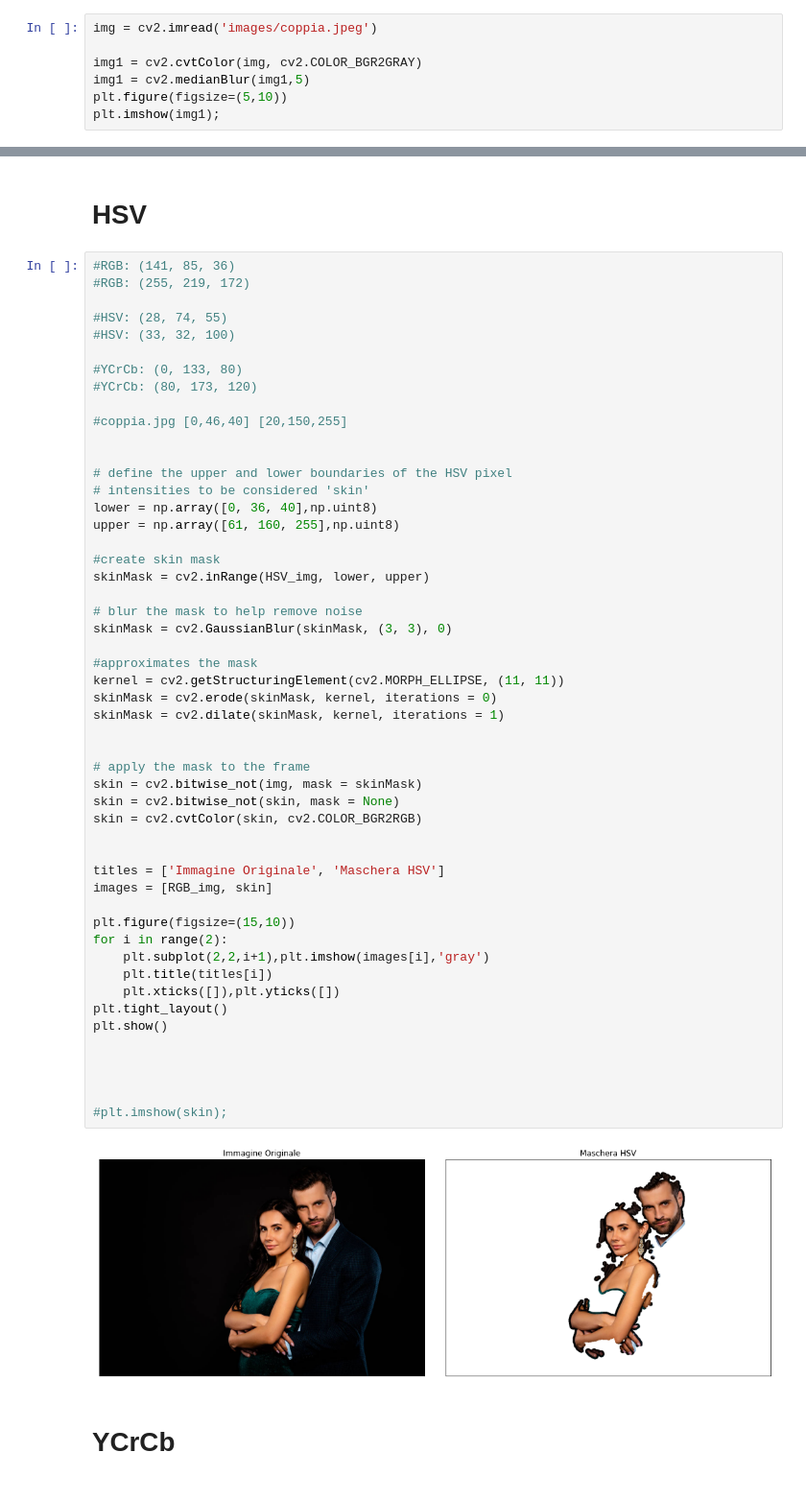
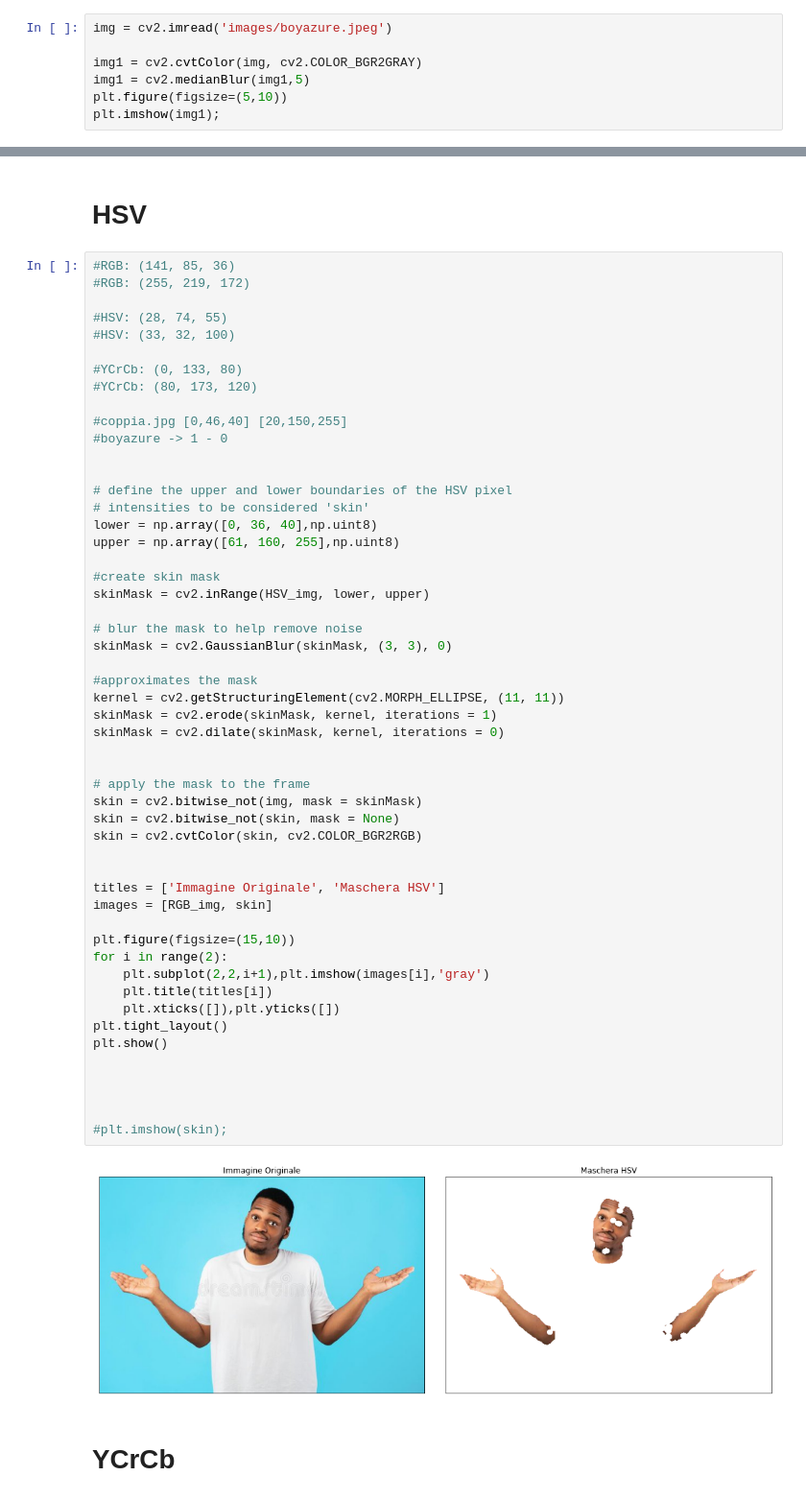
Before and after one commit to Wooler97/Skin-Detection, a Jupyter notebook: SkinDetection.ipynb, the cells around one changed output, grey strips where cells are left out. Shown at 96% size. Cells and saved outputs as stored; diff of their text form.

```diff
--- a/SkinDetection.ipynb
+++ b/SkinDetection.ipynb
@@ -7,5 +13,5 @@ from matplotlib import pyplot as plt
 # %%
-img = cv2.imread('images/coppia.jpeg')
+img = cv2.imread('images/boyazure.jpeg')
 
 img1 = cv2.cvtColor(img, cv2.COLOR_BGR2GRAY)
 img1 = cv2.medianBlur(img1,5)
@@ -64,6 +70,7 @@ plt.imshow(RGB_img);
 #YCrCb: (80, 173, 120)
 
 #coppia.jpg [0,46,40] [20,150,255]
+#boyazure -> 1 - 0
 
 
 # define the upper and lower boundaries of the HSV pixel
@@ -76,36 +83,36 @@ skinMask = cv2.inRange(HSV_img, lower, upper)
 
 # blur the mask to help remove noise
 skinMask = cv2.GaussianBlur(skinMask, (3, 3), 0)
 
 #approximates the mask
 kernel = cv2.getStructuringElement(cv2.MORPH_ELLIPSE, (11, 11))
-skinMask = cv2.erode(skinMask, kernel, iterations = 0)
-skinMask = cv2.dilate(skinMask, kernel, iterations = 1)
+skinMask = cv2.erode(skinMask, kernel, iterations = 1)
+skinMask = cv2.dilate(skinMask, kernel, iterations = 0)
 
 
 # apply the mask to the frame
 skin = cv2.bitwise_not(img, mask = skinMask)
 skin = cv2.bitwise_not(skin, mask = None)
 skin = cv2.cvtColor(skin, cv2.COLOR_BGR2RGB)
 
 
 titles = ['Immagine Originale', 'Maschera HSV']
 images = [RGB_img, skin]
 
 plt.figure(figsize=(15,10))
 for i in range(2):
     plt.subplot(2,2,i+1),plt.imshow(images[i],'gray')
     plt.title(titles[i])
     plt.xticks([]),plt.yticks([])
 plt.tight_layout()
 plt.show()
 
 
 
 
 #plt.imshow(skin);
 # %% [output]
-[figure, old version]
+[figure, new version]
 # %% [markdown]
 # YCrCb
 # %%
```
Also changed, not shown: parts of 8 cells of this notebook.
